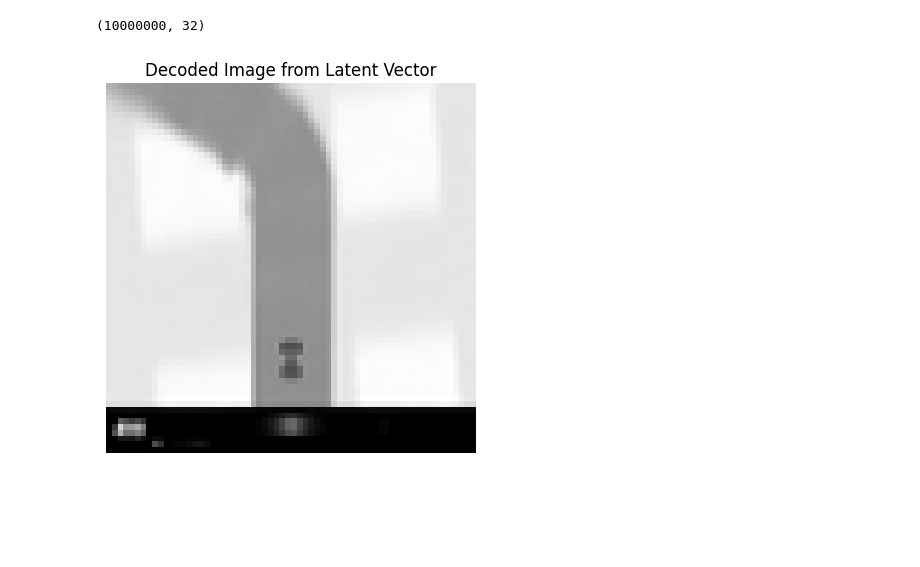
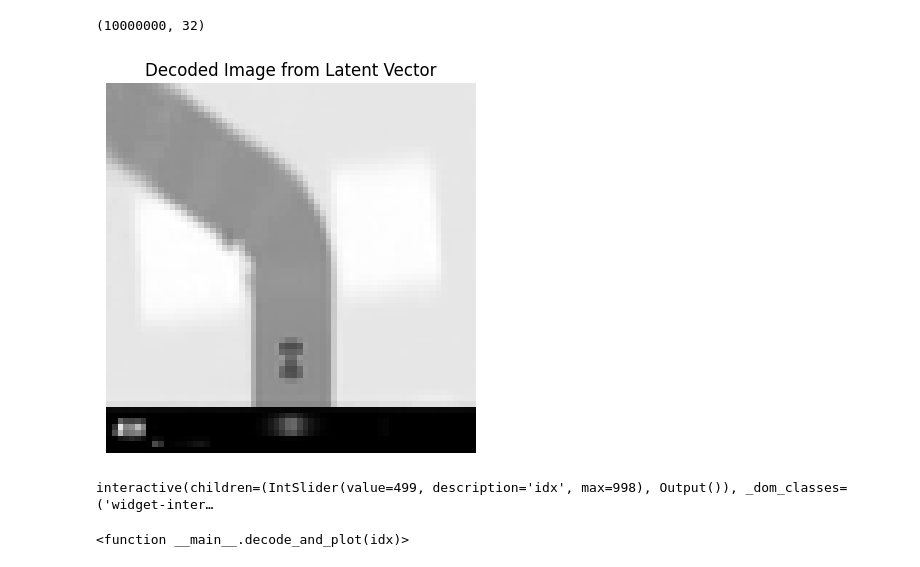
Before and after one commit to Dean-vA/World-Models, a Jupyter notebook: worldmodels1/notebooks/explore_data.ipynb, the cells around one changed output. Cells and saved outputs as stored; diff of their text form; code cells hidden in the pictures; blank space fills up the shorter version.

```diff
--- a/worldmodels1/notebooks/explore_data.ipynb
+++ b/worldmodels1/notebooks/explore_data.ipynb
@@ -258,18 +344,51 @@ print(latent_vectors.shape)
 (10000000, 32)
 # %%
 # Take one latent vector
-latent_vector = torch.tensor(latent_vectors[3], dtype=torch.float32).unsqueeze(0).to(device)
+latent_vector = torch.tensor(latent_vectors[0], dtype=torch.float32).unsqueeze(0).to(device)
 
 # Decode the latent vector
 with torch.no_grad():
     decoded_img = vae.decode(latent_vector).squeeze().cpu().numpy()
 
 # If your decoded image is not in the shape you expect, reshape it accordingly
 decoded_img = decoded_img.reshape((image_height, image_width))  # Assuming grayscale images
 
 plt.imshow(decoded_img, cmap='gray')  # or cmap='color' if your image is color
 plt.title('Decoded Image from Latent Vector')
 plt.axis('off')
 plt.show()
 # %% [output]
-[figure, old version]
+[figure, new version]
+# %%
+from ipywidgets import interact
+
+def decode_and_plot(idx):
+    latent_vector = torch.tensor(latent_vectors[idx], dtype=torch.float32).unsqueeze(0).to(device)
+
+    # Decode the latent vector
+    with torch.no_grad():
+        decoded_img = vae.decode(latent_vector).squeeze().cpu().numpy()
+
+    decoded_img = decoded_img.reshape((image_height, image_width))
+
+    # Create a subplot for original and decoded images
+    fig, axes = plt.subplots(1, 2, figsize=(10, 5))
+
+    # Plot the original image
+    axes[0].imshow(sample_states[idx], cmap='gray')
+    axes[0].set_title(f'Original Image (Index {idx})')
+    axes[0].axis('off')
+
+    # Plot the decoded image
+    axes[1].imshow(decoded_img, cmap='gray')
+    axes[1].set_title(f'Decoded Image (Index {idx})')
+    axes[1].axis('off')
+
+    plt.tight_layout()
+    plt.show()
+
+# Create a slider to select the latent vector index
+interact(decode_and_plot, idx=(0, len(sample_states) - 1))
+# %% [output]
+interactive(children=(IntSlider(value=499, description='idx', max=998), Output()), _dom_classes=('widget-inter…
+<function __main__.decode_and_plot(idx)>
```
Also changed, not shown: parts of 7 cells of this notebook, 1 other file.
